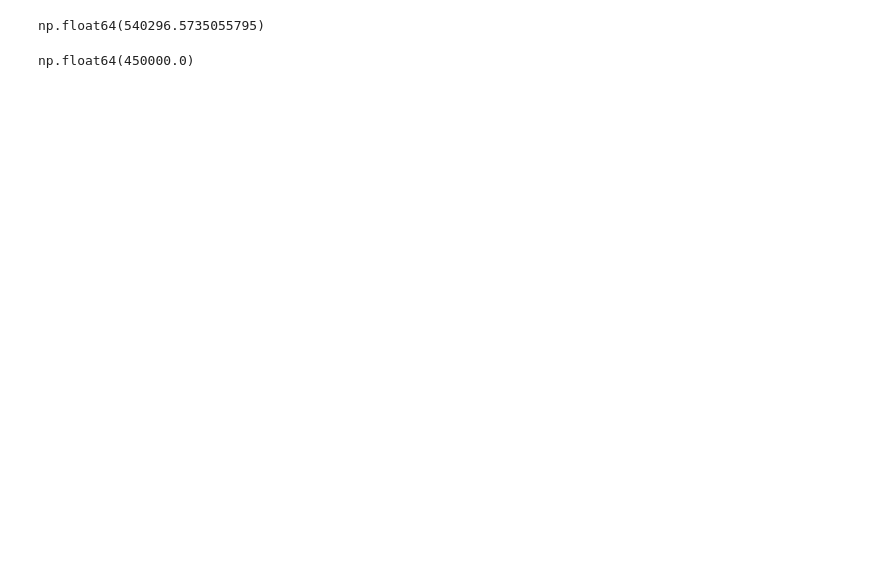
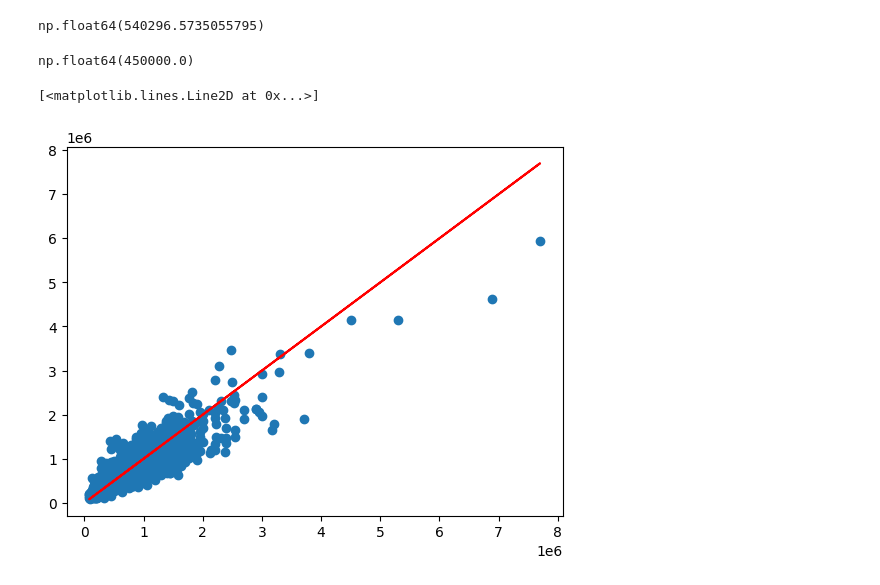
Before and after one commit to avi708498/Machine-Learning, a Jupyter notebook: Neural_Networks/Keras Regression.ipynb, the cells around one changed output. Cells and saved outputs as stored; diff of their text form; code cells hidden in the pictures; blank space fills up the shorter version.

Commit message:
updated the code and performed the test

```diff
--- a/Neural_Networks/Exploratory_Data_Analysis.ipynb
+++ b/Neural_Networks/Keras Regression.ipynb
@@ -364,3 +384,11 @@ np.float64(540296.5735055795)
 df['price'].median()
 # %% [output]
 np.float64(450000.0)
+# %%
+# Our prediction
+plt.scatter(y_test, predictions)  # Scatter plot of actual prices vs predicted prices
+# Perfect predictions would lie on the line y=x, so we can also plot that line for reference
+plt.plot(y_test, y_test, 'r')  # Plot the line y=x for reference
+# %% [output]
+[<matplotlib.lines.Line2D at 0x...>]
+[figure, added]
```
Also changed, not shown: parts of 19 cells of this notebook.
